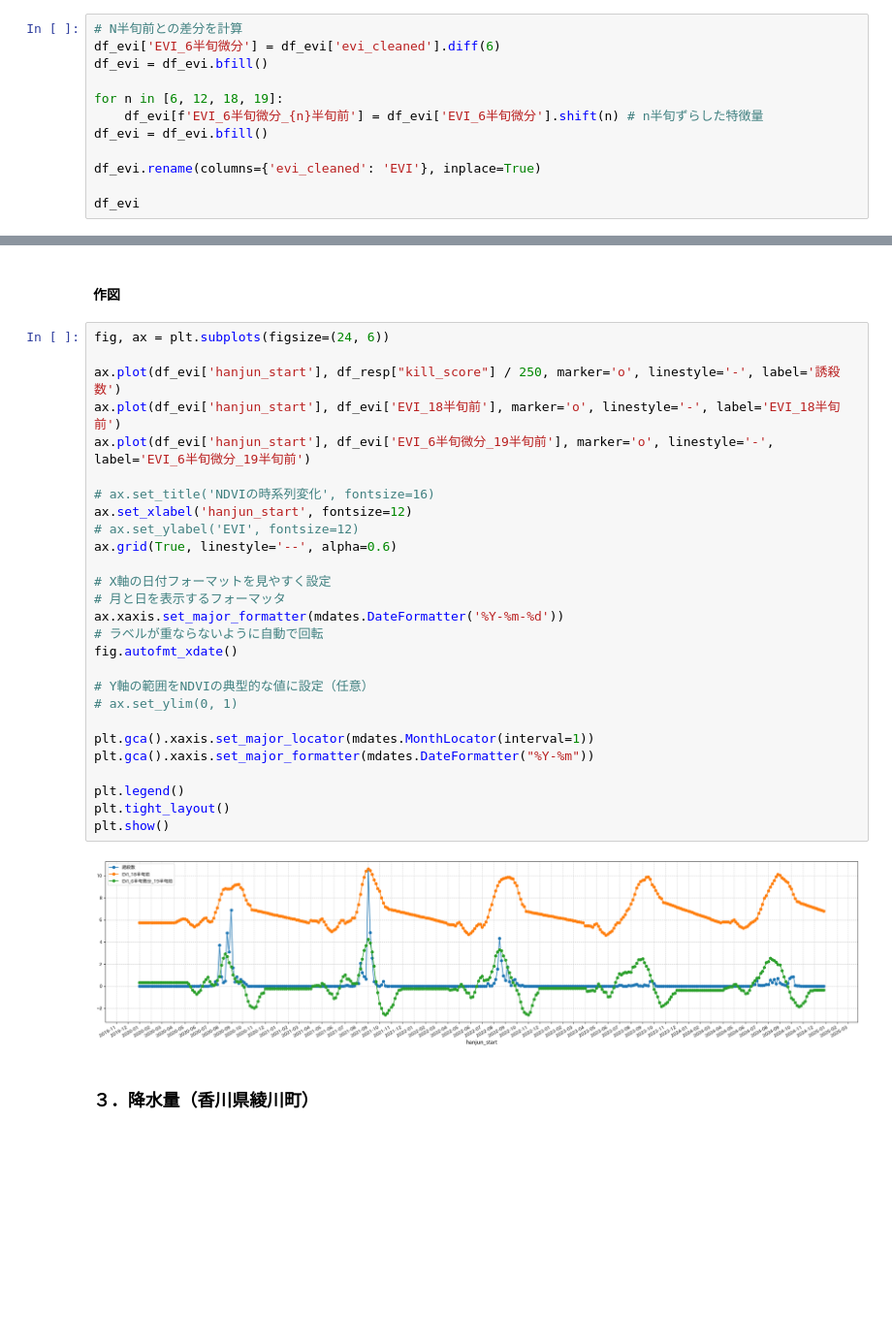
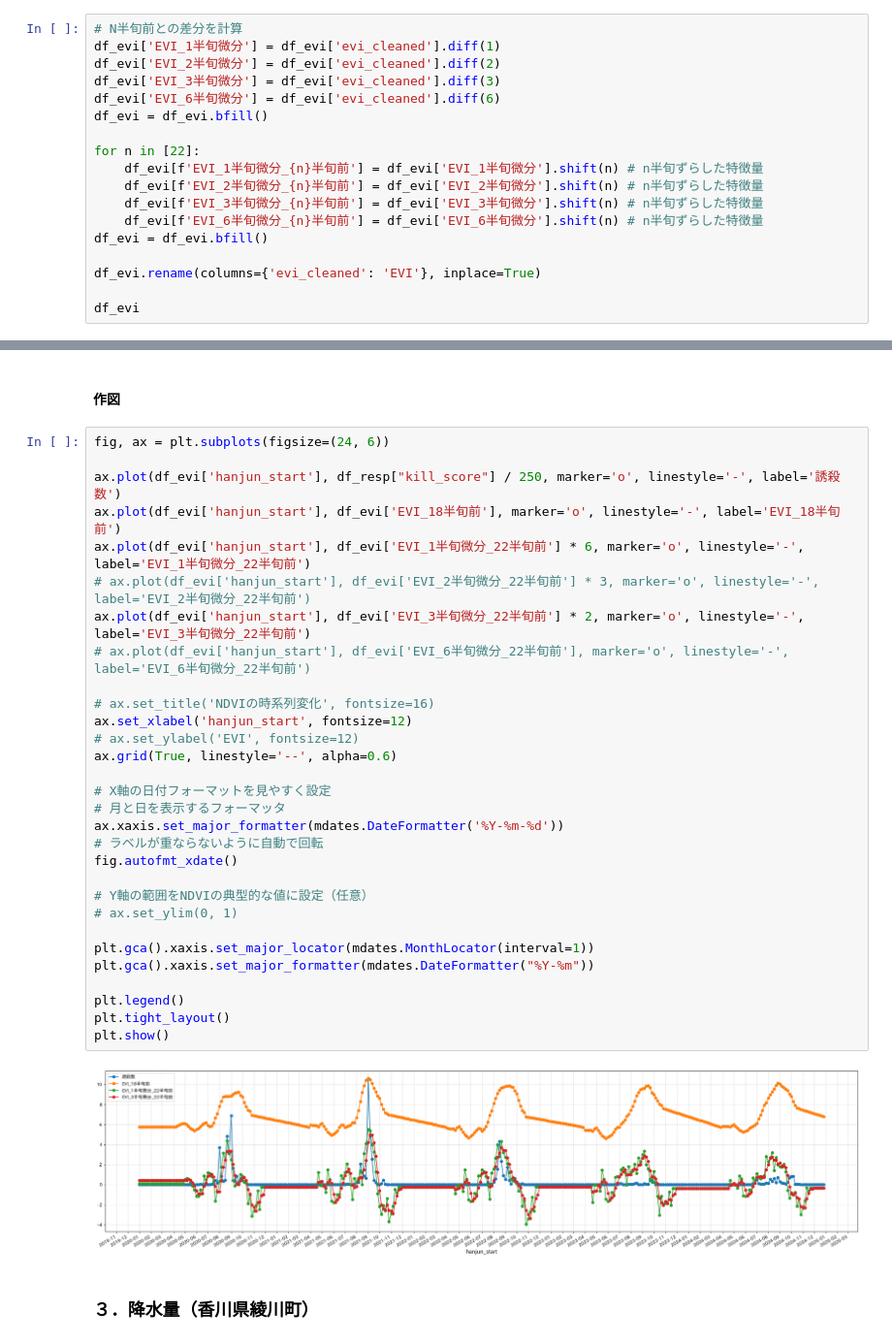
Before and after one commit to ShotaSasaki-HU/ASTRO-CAMP-2025, a Jupyter notebook: sarimax.ipynb, the cells around one changed output, grey strips where cells are left out. Shown at 97% size. Saved outputs shown, nothing was run; the diff lists cells and outputs as text; blank space fills up the shorter version.

```diff
--- a/sarimax.ipynb
+++ b/sarimax.ipynb
@@ -786,10 +786,16 @@ df_evi
 ##### EVIの微分のラグ特徴量
 # %%
 # N半旬前との差分を計算
+df_evi['EVI_1半旬微分'] = df_evi['evi_cleaned'].diff(1)
+df_evi['EVI_2半旬微分'] = df_evi['evi_cleaned'].diff(2)
+df_evi['EVI_3半旬微分'] = df_evi['evi_cleaned'].diff(3)
 df_evi['EVI_6半旬微分'] = df_evi['evi_cleaned'].diff(6)
 df_evi = df_evi.bfill()
 
-for n in [6, 12, 18, 19]:
+for n in [22]:
+    df_evi[f'EVI_1半旬微分_{n}半旬前'] = df_evi['EVI_1半旬微分'].shift(n) # n半旬ずらした特徴量
+    df_evi[f'EVI_2半旬微分_{n}半旬前'] = df_evi['EVI_2半旬微分'].shift(n) # n半旬ずらした特徴量
+    df_evi[f'EVI_3半旬微分_{n}半旬前'] = df_evi['EVI_3半旬微分'].shift(n) # n半旬ずらした特徴量
     df_evi[f'EVI_6半旬微分_{n}半旬前'] = df_evi['EVI_6半旬微分'].shift(n) # n半旬ずらした特徴量
 df_evi = df_evi.bfill()
 
@@ -815,32 +821,35 @@ df_evi
 # %%
 fig, ax = plt.subplots(figsize=(24, 6))
 
 ax.plot(df_evi['hanjun_start'], df_resp["kill_score"] / 250, marker='o', linestyle='-', label='誘殺数')
 ax.plot(df_evi['hanjun_start'], df_evi['EVI_18半旬前'], marker='o', linestyle='-', label='EVI_18半旬前')
-ax.plot(df_evi['hanjun_start'], df_evi['EVI_6半旬微分_19半旬前'], marker='o', linestyle='-', label='EVI_6半旬微分_19半旬前')
+ax.plot(df_evi['hanjun_start'], df_evi['EVI_1半旬微分_22半旬前'] * 6, marker='o', linestyle='-', label='EVI_1半旬微分_22半旬前')
+# ax.plot(df_evi['hanjun_start'], df_evi['EVI_2半旬微分_22半旬前'] * 3, marker='o', linestyle='-', label='EVI_2半旬微分_22半旬前')
+ax.plot(df_evi['hanjun_start'], df_evi['EVI_3半旬微分_22半旬前'] * 2, marker='o', linestyle='-', label='EVI_3半旬微分_22半旬前')
+# ax.plot(df_evi['hanjun_start'], df_evi['EVI_6半旬微分_22半旬前'], marker='o', linestyle='-', label='EVI_6半旬微分_22半旬前')
 
 # ax.set_title('NDVIの時系列変化', fontsize=16)
 ax.set_xlabel('hanjun_start', fontsize=12)
 # ax.set_ylabel('EVI', fontsize=12)
 ax.grid(True, linestyle='--', alpha=0.6)
 
 # X軸の日付フォーマットを見やすく設定
 # 月と日を表示するフォーマッタ
 ax.xaxis.set_major_formatter(mdates.DateFormatter('%Y-%m-%d'))
 # ラベルが重ならないように自動で回転
 fig.autofmt_xdate()
 
 # Y軸の範囲をNDVIの典型的な値に設定（任意）
 # ax.set_ylim(0, 1)
 
 plt.gca().xaxis.set_major_locator(mdates.MonthLocator(interval=1))
 plt.gca().xaxis.set_major_formatter(mdates.DateFormatter("%Y-%m"))
 
 plt.legend()
 plt.tight_layout()
 plt.show()
 # %% [output]
-[figure, old version]
+[figure, new version]
 # %% [markdown]
 ### ３．降水量（香川県綾川町）
 # %% [markdown]
```
Also changed, not shown: parts of 3 cells of this notebook.
